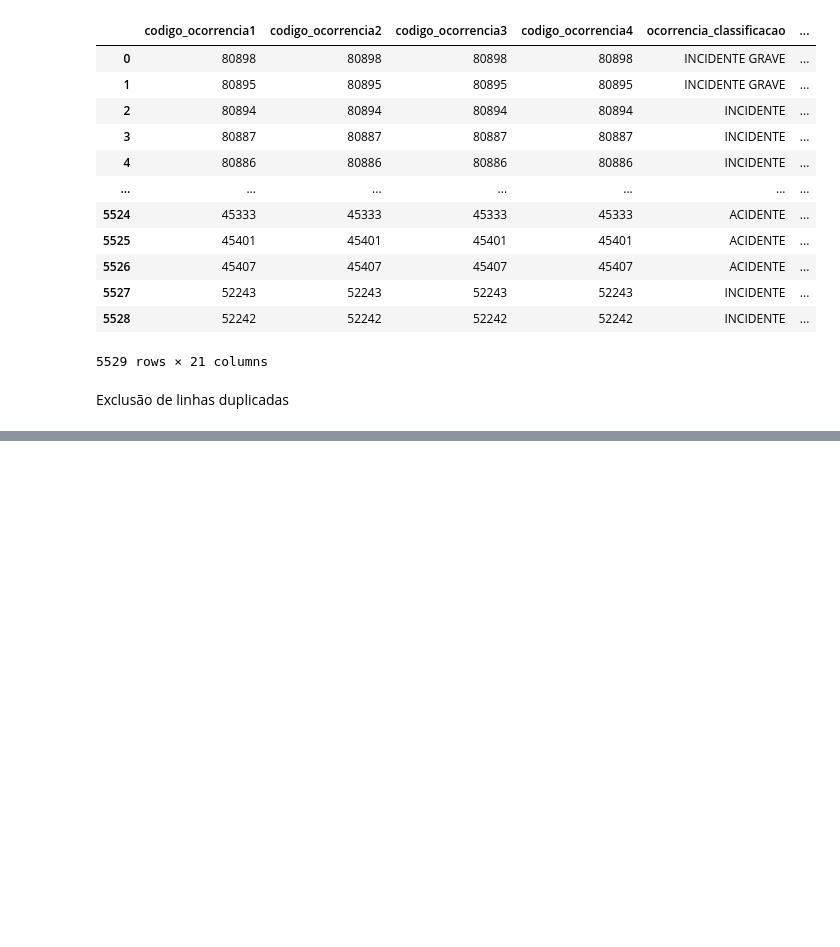
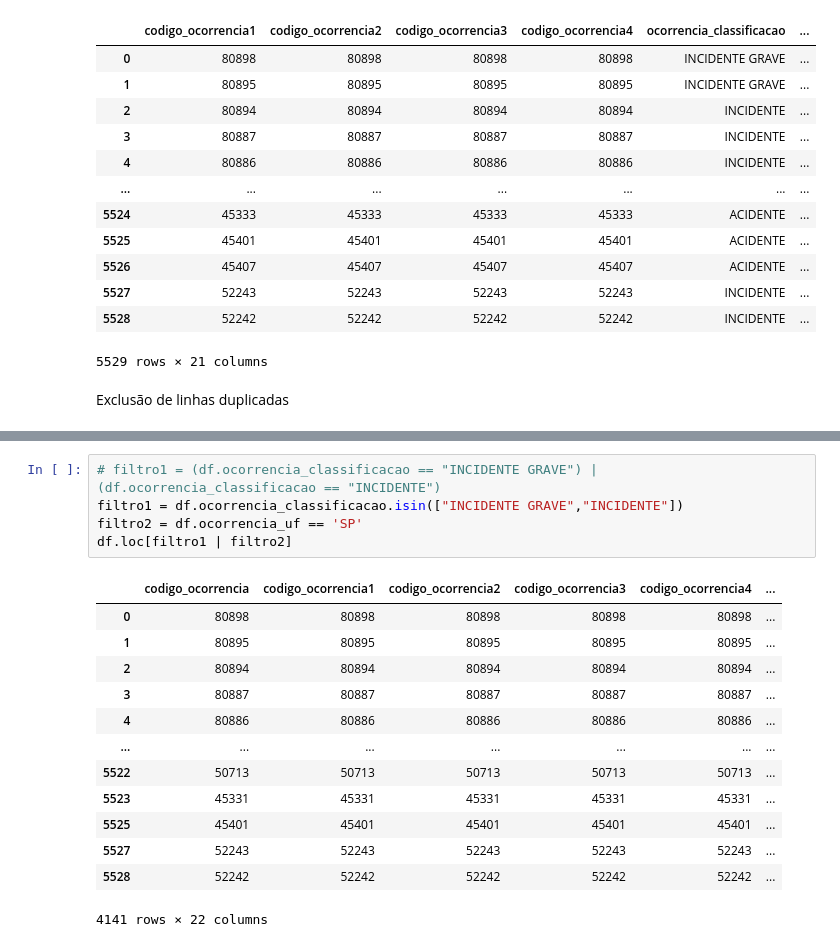
Before and after one commit to JoseWRPereira/jupyter-lab, a Jupyter notebook: CENIPA/cenipa.ipynb, the cells around one changed output, grey strips where cells are left out. Cells and saved outputs as stored; diff of their text form; blank space fills up the shorter version.

```diff
--- a/CENIPA/cenipa.ipynb
+++ b/CENIPA/cenipa.ipynb
@@ -493,0 +616,19 @@ df.drop_duplicates(inplace=True)
+# %%
+# filtro1 = (df.ocorrencia_classificacao == "INCIDENTE GRAVE") | (df.ocorrencia_classificacao == "INCIDENTE")
+filtro1 = df.ocorrencia_classificacao.isin(["INCIDENTE GRAVE","INCIDENTE"])
+filtro2 = df.ocorrencia_uf == 'SP'
+df.loc[filtro1 | filtro2]
+# %% [output]
+|  | codigo_ocorrencia | codigo_ocorrencia1 | codigo_ocorrencia2 | codigo_ocorrencia3 | codigo_ocorrencia4 | ... |
+| 0 | 80898 | 80898 | 80898 | 80898 | 80898 | ... |
+| 1 | 80895 | 80895 | 80895 | 80895 | 80895 | ... |
+| 2 | 80894 | 80894 | 80894 | 80894 | 80894 | ... |
+| 3 | 80887 | 80887 | 80887 | 80887 | 80887 | ... |
+| 4 | 80886 | 80886 | 80886 | 80886 | 80886 | ... |
+| ... | ... | ... | ... | ... | ... | ... |
+| 5522 | 50713 | 50713 | 50713 | 50713 | 50713 | ... |
+| 5523 | 45331 | 45331 | 45331 | 45331 | 45331 | ... |
+| 5525 | 45401 | 45401 | 45401 | 45401 | 45401 | ... |
+| 5527 | 52243 | 52243 | 52243 | 52243 | 52243 | ... |
+| 5528 | 52242 | 52242 | 52242 | 52242 | 52242 | ... |
+4141 rows × 22 columns
```
Also changed, not shown: parts of 20 cells of this notebook.
